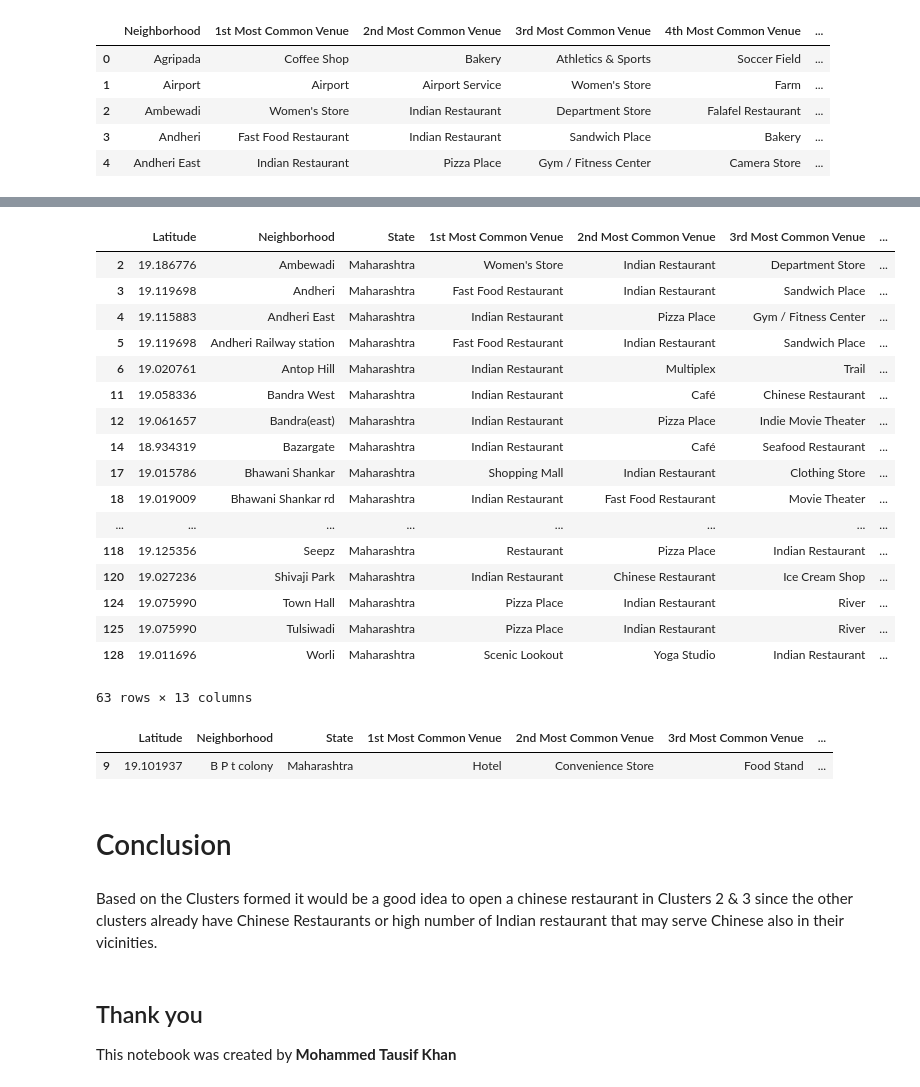
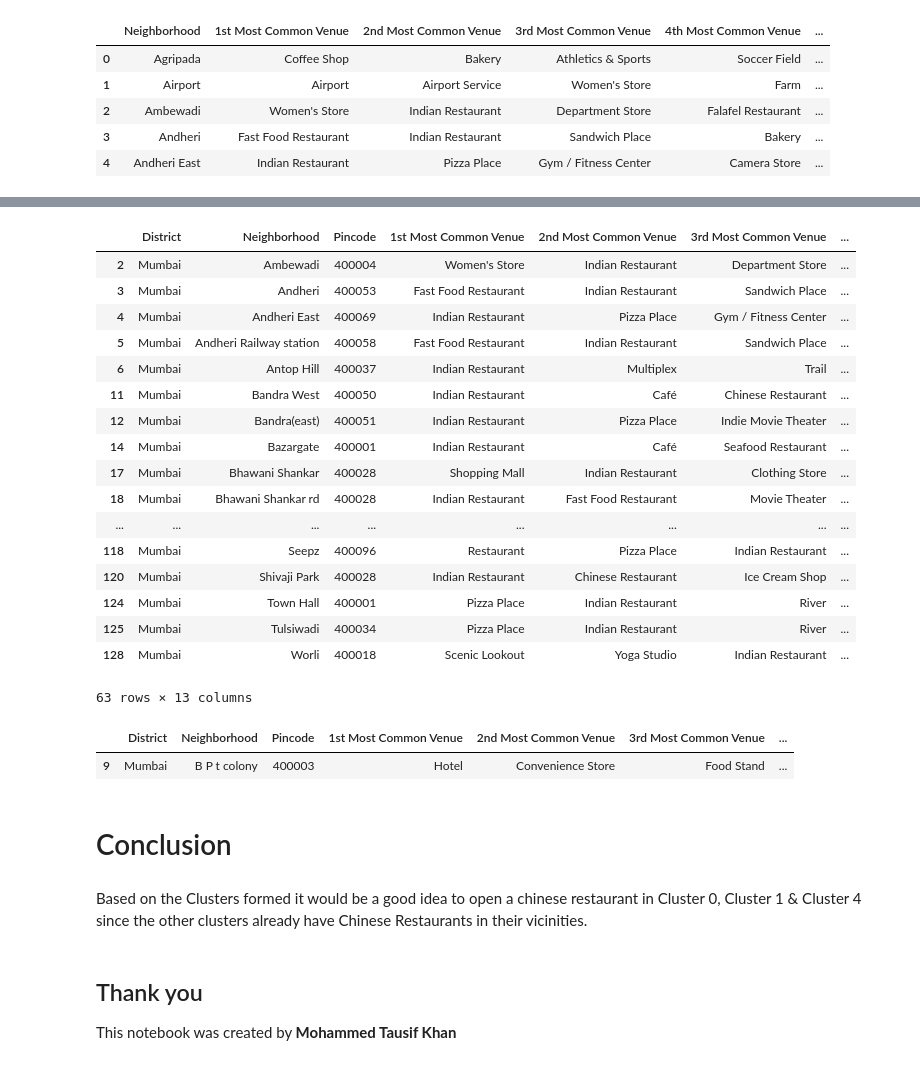
Before and after one commit to Tausif-Khan/Coursera_Capstone, a Jupyter notebook: Location Recommendation Engine.ipynb, the cells around one changed output, grey strips where cells are left out. Saved outputs shown, nothing was run; the diff lists cells and outputs as text; code cells hidden in the pictures.

```diff
--- a/Location Recommendation Engine.ipynb
+++ b/Location Recommendation Engine.ipynb
@@ -449,33 +449,33 @@ Mumbai_merged.loc[Mumbai_merged['Cluster Labels'] == 2, Mumbai_merged.columns[[1
 # %%
-Mumbai_merged.loc[Mumbai_merged['Cluster Labels'] == 3, Mumbai_merged.columns[[14]+[0]+[13]+list(range(1, 11))]]
+Mumbai_merged.loc[Mumbai_merged['Cluster Labels'] == 3, Mumbai_merged.columns[[14]+[0]+[12]+list(range(1, 11))]]
 # %% [output]
-|  | Latitude | Neighborhood | State | 1st Most Common Venue | 2nd Most Common Venue | 3rd Most Common Venue | ... |
-| 2 | 19.186776 | Ambewadi | Maharashtra | Women's Store | Indian Restaurant | Department Store | ... |
-| 3 | 19.119698 | Andheri | Maharashtra | Fast Food Restaurant | Indian Restaurant | Sandwich Place | ... |
-| 4 | 19.115883 | Andheri East | Maharashtra | Indian Restaurant | Pizza Place | Gym / Fitness Center | ... |
-| 5 | 19.119698 | Andheri Railway station | Maharashtra | Fast Food Restaurant | Indian Restaurant | Sandwich Place | ... |
-| 6 | 19.020761 | Antop Hill | Maharashtra | Indian Restaurant | Multiplex | Trail | ... |
-| 11 | 19.058336 | Bandra West | Maharashtra | Indian Restaurant | Café | Chinese Restaurant | ... |
-| 12 | 19.061657 | Bandra(east) | Maharashtra | Indian Restaurant | Pizza Place | Indie Movie Theater | ... |
-| 14 | 18.934319 | Bazargate | Maharashtra | Indian Restaurant | Café | Seafood Restaurant | ... |
-| 17 | 19.015786 | Bhawani Shankar | Maharashtra | Shopping Mall | Indian Restaurant | Clothing Store | ... |
-| 18 | 19.019009 | Bhawani Shankar rd | Maharashtra | Indian Restaurant | Fast Food Restaurant | Movie Theater | ... |
+|  | District | Neighborhood | Pincode | 1st Most Common Venue | 2nd Most Common Venue | 3rd Most Common Venue | ... |
+| 2 | Mumbai | Ambewadi | 400004 | Women's Store | Indian Restaurant | Department Store | ... |
+| 3 | Mumbai | Andheri | 400053 | Fast Food Restaurant | Indian Restaurant | Sandwich Place | ... |
+| 4 | Mumbai | Andheri East | 400069 | Indian Restaurant | Pizza Place | Gym / Fitness Center | ... |
+| 5 | Mumbai | Andheri Railway station | 400058 | Fast Food Restaurant | Indian Restaurant | Sandwich Place | ... |
+| 6 | Mumbai | Antop Hill | 400037 | Indian Restaurant | Multiplex | Trail | ... |
+| 11 | Mumbai | Bandra West | 400050 | Indian Restaurant | Café | Chinese Restaurant | ... |
+| 12 | Mumbai | Bandra(east) | 400051 | Indian Restaurant | Pizza Place | Indie Movie Theater | ... |
+| 14 | Mumbai | Bazargate | 400001 | Indian Restaurant | Café | Seafood Restaurant | ... |
+| 17 | Mumbai | Bhawani Shankar | 400028 | Shopping Mall | Indian Restaurant | Clothing Store | ... |
+| 18 | Mumbai | Bhawani Shankar rd | 400028 | Indian Restaurant | Fast Food Restaurant | Movie Theater | ... |
 | ... | ... | ... | ... | ... | ... | ... | ... |
-| 118 | 19.125356 | Seepz | Maharashtra | Restaurant | Pizza Place | Indian Restaurant | ... |
-| 120 | 19.027236 | Shivaji Park | Maharashtra | Indian Restaurant | Chinese Restaurant | Ice Cream Shop | ... |
-| 124 | 19.075990 | Town Hall | Maharashtra | Pizza Place | Indian Restaurant | River | ... |
-| 125 | 19.075990 | Tulsiwadi | Maharashtra | Pizza Place | Indian Restaurant | River | ... |
-| 128 | 19.011696 | Worli | Maharashtra | Scenic Lookout | Yoga Studio | Indian Restaurant | ... |
+| 118 | Mumbai | Seepz | 400096 | Restaurant | Pizza Place | Indian Restaurant | ... |
+| 120 | Mumbai | Shivaji Park | 400028 | Indian Restaurant | Chinese Restaurant | Ice Cream Shop | ... |
+| 124 | Mumbai | Town Hall | 400001 | Pizza Place | Indian Restaurant | River | ... |
+| 125 | Mumbai | Tulsiwadi | 400034 | Pizza Place | Indian Restaurant | River | ... |
+| 128 | Mumbai | Worli | 400018 | Scenic Lookout | Yoga Studio | Indian Restaurant | ... |
 63 rows × 13 columns
 # %%
-Mumbai_merged.loc[Mumbai_merged['Cluster Labels'] == 4, Mumbai_merged.columns[[14]+[0]+[13]+list(range(1, 11))]]
+Mumbai_merged.loc[Mumbai_merged['Cluster Labels'] == 4, Mumbai_merged.columns[[14]+[0]+[12]+list(range(1, 11))]]
 # %% [output]
-|  | Latitude | Neighborhood | State | 1st Most Common Venue | 2nd Most Common Venue | 3rd Most Common Venue | ... |
-| 9 | 19.101937 | B P t colony | Maharashtra | Hotel | Convenience Store | Food Stand | ... |
+|  | District | Neighborhood | Pincode | 1st Most Common Venue | 2nd Most Common Venue | 3rd Most Common Venue | ... |
+| 9 | Mumbai | B P t colony | 400003 | Hotel | Convenience Store | Food Stand | ... |
 # %% [markdown]
 # Conclusion
 # %% [markdown]
-Based on the Clusters formed it would be a good idea to open a chinese restaurant in Clusters 2 & 3 since the other clusters already have Chinese Restaurants or high number of Indian restaurant that may serve Chinese also in their vicinities.
+Based on the Clusters formed it would be a good idea to open a chinese restaurant in Cluster 0, Cluster 1 & Cluster 4 since the other clusters already have Chinese Restaurants in their vicinities.
 # %% [markdown]
 ## Thank you
 
```
Also changed, not shown: parts of 3 cells of this notebook.
